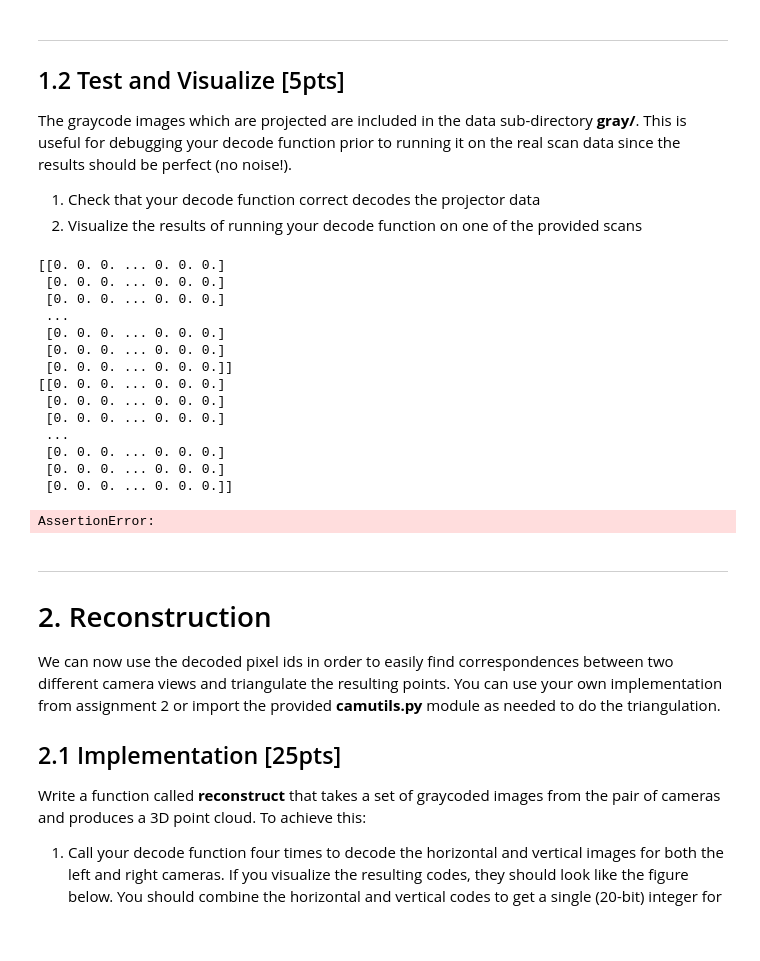
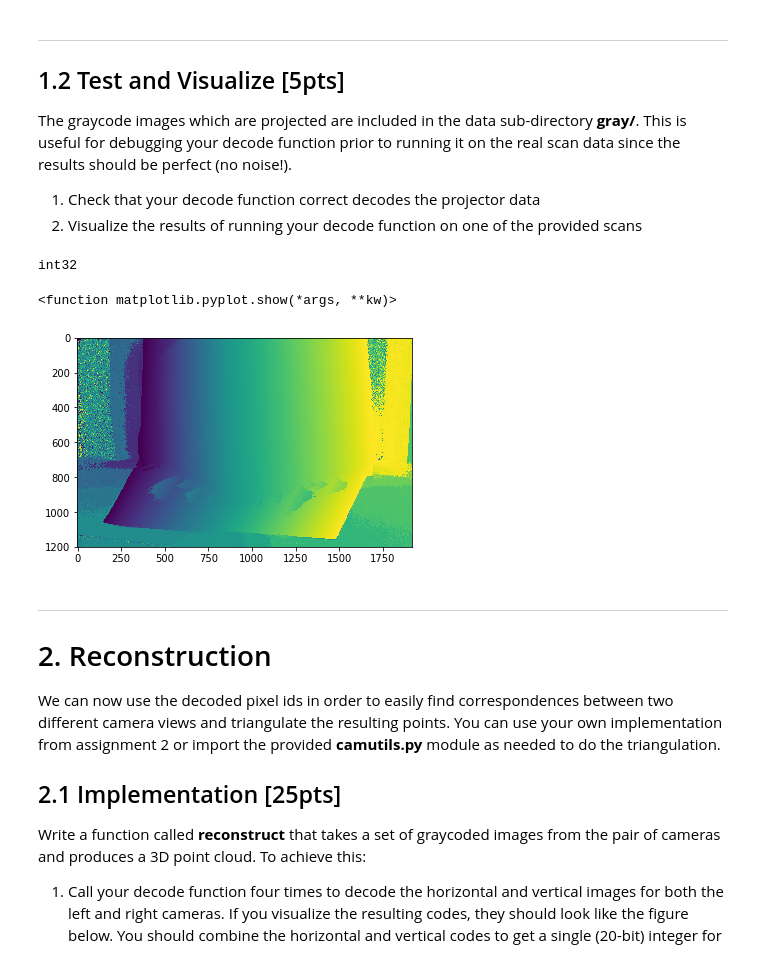
Before and after one commit to malbayati1/3DMeshGenerator, a Jupyter notebook: assignment4.ipynb, the cells around one changed output. Drawn from its saved outputs; the diff is of its cells as text; code cells hidden in the pictures; blank space fills up the shorter version.

```diff
--- a/assignment4.ipynb
+++ b/assignment4.ipynb
@@ -83,7 +82,7 @@ def decode(imprefix,start,threshold):
 
         j += 2
 
-    imageDim = cv2.imread(images[0]) # Get images dimensions
+    imageDim = plt.imread(images[0]) # Get images dimensions
 
     binImages = np.empty((imageDim.shape[0], imageDim.shape[1], 10))
     mask = np.ones((imageDim.shape[0], imageDim.shape[1]))
@@ -92,13 +91,20 @@ def decode(imprefix,start,threshold):
     index = 0
     for i, j in zip(images, inv_images):
 
-        img = cv2.imread(i)
-        img = cv2.cvtColor(img,cv2.COLOR_BGR2GRAY)
-        inv = cv2.imread(j)
-        inv = cv2.cvtColor(inv,cv2.COLOR_BGR2GRAY)
+        img = plt.imread(i)
+        inv = plt.imread(j)
+
+        if (img.dtype == np.uint8):
+            img = img.astype(float) / 256
+            inv = inv.astype(float) / 256
+
+        if len(img.shape)==3:
+            img=np.mean(img,axis=(2))
+            inv=np.mean(inv,axis=(2))
+
 
         binImages[:,:,index] = (img > inv).astype(int)
-        mask = np.multiply(mask, np.where(np.absolute(np.subtract(img, inv)) < threshold, 1, 0))
+        mask = np.multiply(mask, np.where(np.absolute(np.subtract(img, inv)) > threshold, 1, 0)).astype(int)
 
         index += 1
 
@@ -112,14 +118,13 @@ def decode(imprefix,start,threshold):
         if index == 0:
             BCD[:,:,index] = binImages[:,:,index]
         else:
-            BCD[:,:,index] = np.logical_xor(BCD[:,:,index - 1], binImages[:,:,index])
+            BCD[:,:,index] = np.logical_xor(BCD[:,:,index - 1], binImages[:,:,index]).astype(int)
 
         code += BCD[:,:,index] * np.power(2, powers)
 
         index += 1
         powers -= 1
 
-    print(code)
     return code,mask
 # %% [markdown]
 ***
@@ -138,52 +143,41 @@ debugging your decode function prior to running it on the real scan data since t
 # the projector
 #
 # the projector had a resolution of 1280x800 so there are black bars
 # of 128 pixels on either side of our 1024 pixel region
 
 pad = np.zeros((800,128))
 hcode,vcode = np.meshgrid(range(1024),range(800))
 Htrue = np.concatenate((pad,hcode,pad),axis=1)
 Vtrue = np.concatenate((pad,vcode,pad),axis=1)
 masktrue = np.concatenate((pad,np.ones((800,1024)),pad),axis=1)
 
 
 #
 # run your decoding on the projector images
 #
 thresh = 0.0000001  #this data is perfect so we can use a very small threshold
 H,Hmask = decode('./gray/',0,thresh)
 V,Vmask = decode('./gray/',20,thresh)
 
 # compare to the known "true" code
 assert((H==Htrue).all())
 assert((V==Vtrue).all())
 assert((Hmask==masktrue).all())
 assert((Vmask==masktrue).all())
 
-
 #
 # Visualize results for the first scan and experiment to determine a good threshold
 #
-thresh = ...
-code,mask = decode('..../scan0/frame_C0_',0,threshold)
-
+threshold = 0.02
+code,mask = decode('./scan0/frame_C0_',0,threshold)
 # diusplay view code and mask as images
+print(mask.dtype)
+plt.imshow(code)
+plt.show
 # %% [output]
-[[0. 0. 0. ... 0. 0. 0.]
- [0. 0. 0. ... 0. 0. 0.]
- [0. 0. 0. ... 0. 0. 0.]
- ...
- [0. 0. 0. ... 0. 0. 0.]
- [0. 0. 0. ... 0. 0. 0.]
- [0. 0. 0. ... 0. 0. 0.]]
-[[0. 0. 0. ... 0. 0. 0.]
- [0. 0. 0. ... 0. 0. 0.]
- [0. 0. 0. ... 0. 0. 0.]
- ...
- [0. 0. 0. ... 0. 0. 0.]
- [0. 0. 0. ... 0. 0. 0.]
- [0. 0. 0. ... 0. 0. 0.]]
+int32
-AssertionError:
+<function matplotlib.pyplot.show(*args, **kw)>
+[figure, added]
 # %% [markdown]
 ***
 # 2. Reconstruction
```
Also changed, not shown: parts of 5 cells of this notebook, 3 other files.
